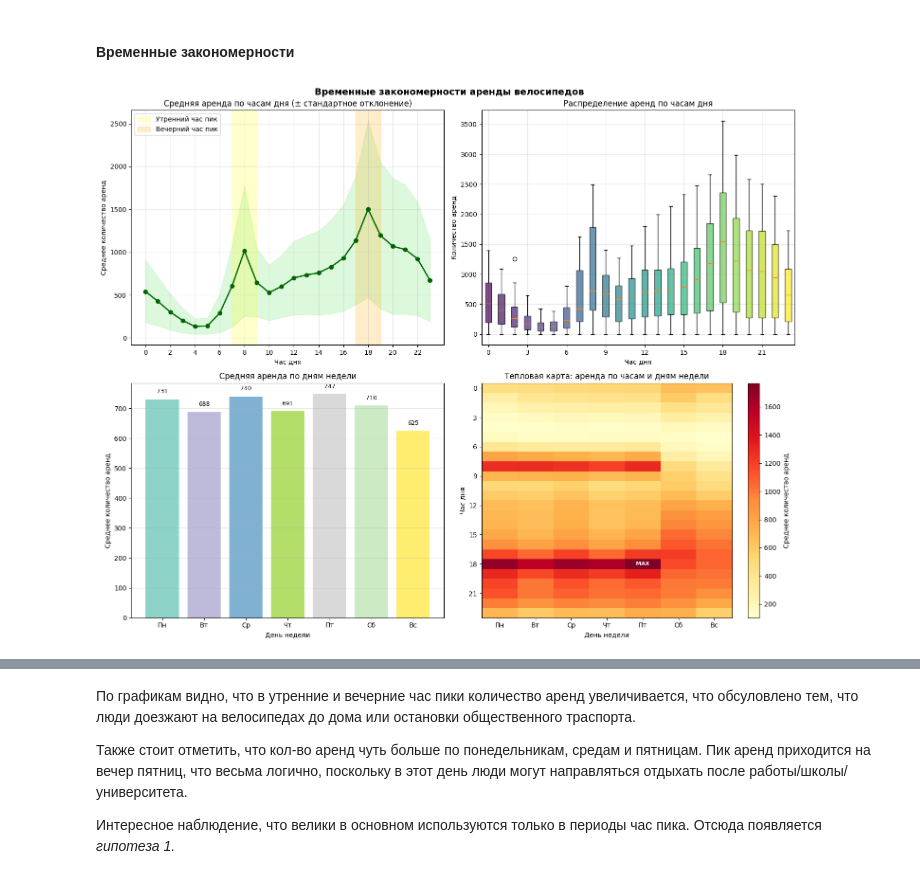
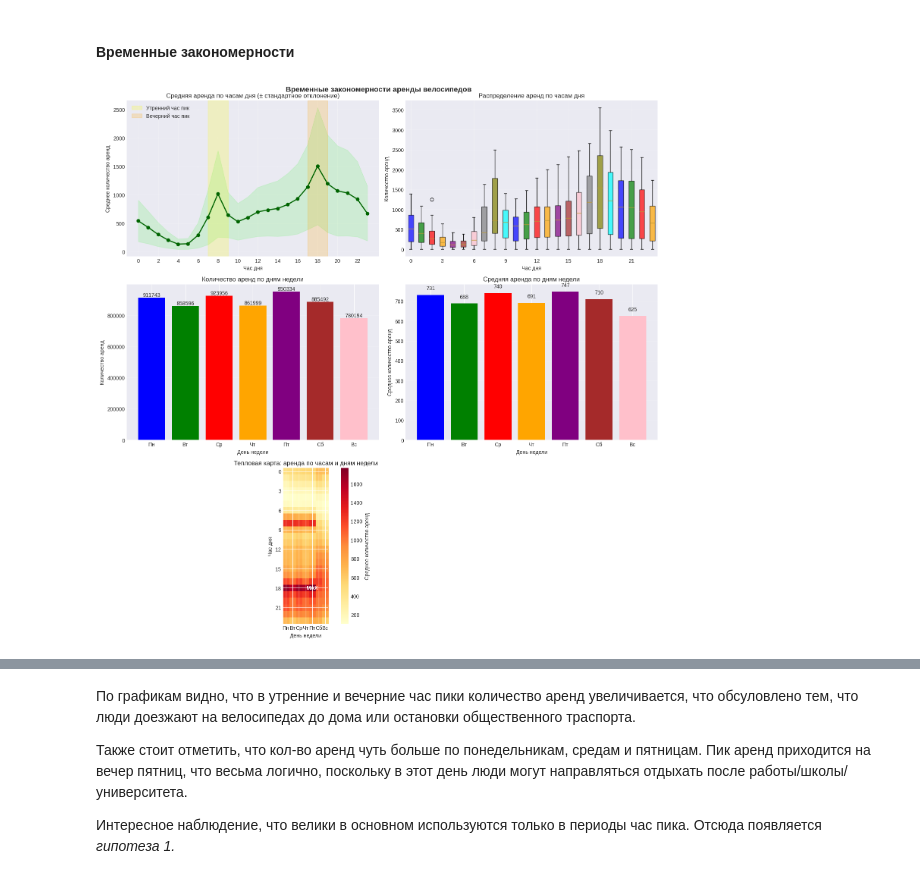
Before and after one commit to Elisavetasa/Statistics-in-Data-Analysis, a Jupyter notebook: Part 2/Равезд_анализ.ipynb, the cells around one changed output, grey strips where cells are left out. Cells and saved outputs as stored; diff of their text form; code cells hidden in the pictures.

Commit message:
Обновление развед анализа
Появилось распределение кол-ва аренд по дня неделям
разделение на несколько графиков блока с анализом числовых признаков

```diff
--- a/Part 2/Равезд_анализ.ipynb
+++ b/Part 2/Равезд_анализ.ipynb
@@ -252,11 +252,11 @@ plt.show()
 # %% [markdown]
 #### Временные закономерности
 # %%
-plt.figure(figsize=(15, 12))
+plt.figure(figsize=(15, 15))
 plt.suptitle('Временные закономерности аренды велосипедов',
              fontsize=14, fontweight='bold')
 # первый
-plt.subplot(2, 2, 1)
+plt.subplot(3, 2, 1)
 
 hours = []
 means = []
@@ -289,7 +289,7 @@ plt.grid(True, alpha=0.3)
 plt.legend()
 
 # второй
-plt.subplot(2, 2, 2)
+plt.subplot(3, 2, 2)
 
 all_hour_data = []
 for hour in range(24):
@@ -312,8 +312,38 @@ plt.title('Распределение аренд по часам дня')
 plt.xticks(range(1, 25, 3), range(0, 24, 3))
 plt.grid(True, alpha=0.3)
 
+#третий
+plt.subplot(3, 2, 3)
+
+df['Date_dt'] = pd.to_datetime(df['Date'], format='%d/%m/%Y')
+
+df['DayOfWeek'] = df['Date_dt'].dt.dayofweek  # 0=понедельник, 6=воскресенье
+
+weekday_count = []
+weekday_labels = ['Пн', 'Вт', 'Ср', 'Чт', 'Пт', 'Сб', 'Вс']
+
+for day_num in range(7):
+    day_data = df[df['DayOfWeek'] == day_num]['Rented Bike Count']
+    count = day_data.sum()
+    weekday_count.append(count)
+
+
+x_positions = range(len(weekday_labels))
+plt.bar(x_positions, weekday_count, color=['blue', 'green', 'red', 'orange',
+                                         'purple', 'brown', 'pink'])
+
+for i, value in enumerate(weekday_count):
+    plt.text(i, value + 20, f'{value:.0f}', ha='center', va='bottom')
+
+plt.xlabel('День недели')
+plt.ylabel('Количество аренд')
+plt.title('Количество аренд по дням недели')
+plt.xticks(x_positions, weekday_labels)
+plt.grid(True, alpha=0.3, axis='y')
+
+
 # третий
-plt.subplot(2, 2, 3)
+plt.subplot(3, 2, 4)
 
 df['Date_dt'] = pd.to_datetime(df['Date'], format='%d/%m/%Y')
 
@@ -342,7 +372,7 @@ plt.xticks(x_positions, weekday_labels)
 plt.grid(True, alpha=0.3, axis='y')
 
 # четвертый
-plt.subplot(2, 2, 4)
+plt.subplot(3, 2, 5)
 
 heatmap_data = []
 
@@ -355,34 +385,31 @@ for hour in range(24):
     heatmap_data.append(row)
 
 heatmap = plt.imshow(heatmap_data, cmap='YlOrRd')
 
 plt.xlabel('День недели')
 plt.ylabel('Час дня')
 plt.title('Тепловая карта: аренда по часам и дням недели')
 plt.xticks(range(7), weekday_labels)
 plt.yticks(range(0, 24, 3), range(0, 24, 3))
 
 plt.colorbar(heatmap, label='Среднее количество аренд')
 
 ## ищем макс
 max_value = 0
 max_hour = 0
 max_day = 0
 
 for hour in range(24):
     for day_num in range(7):
         if heatmap_data[hour][day_num] > max_value:
             max_value = heatmap_data[hour][day_num]
             max_hour = hour
             max_day = day_num
 
 plt.text(max_day, max_hour, 'MAX', ha='center', va='center',
          color='white', fontweight='bold')
 
-# ------------------------------------------------------------
-# Показываем все графики
-# ------------------------------------------------------------
 plt.tight_layout()
 plt.show()
 # %% [output]
-[figure, old version]
+[figure, new version]
```
Also changed, not shown: parts of 10 cells of this notebook.
